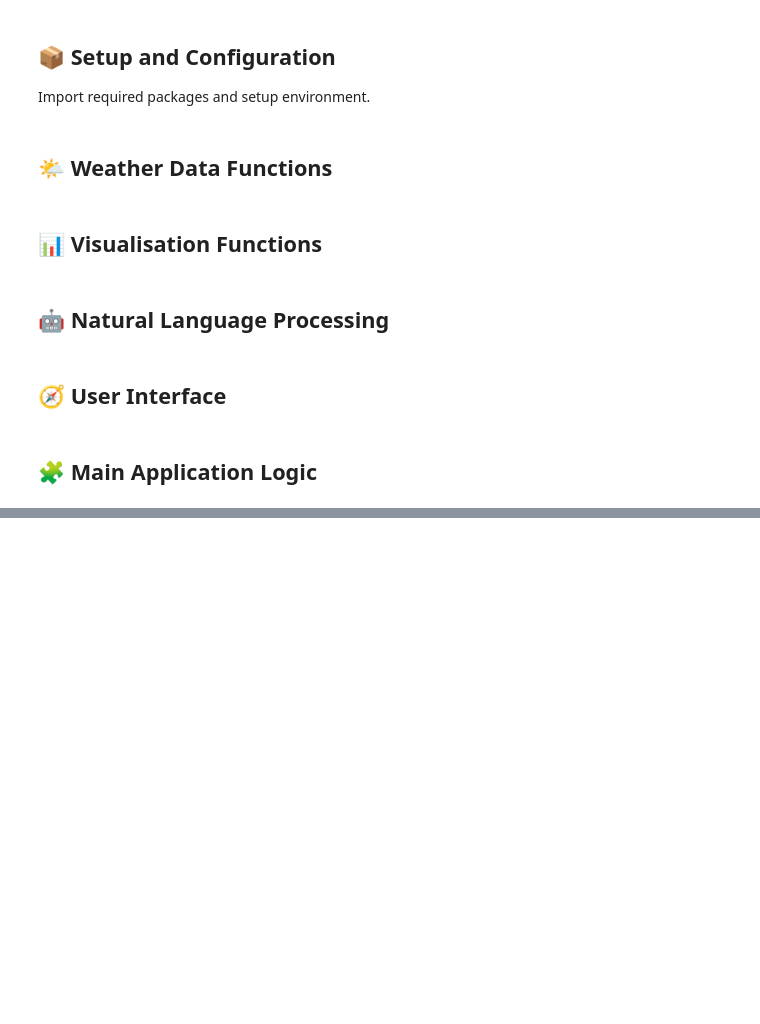
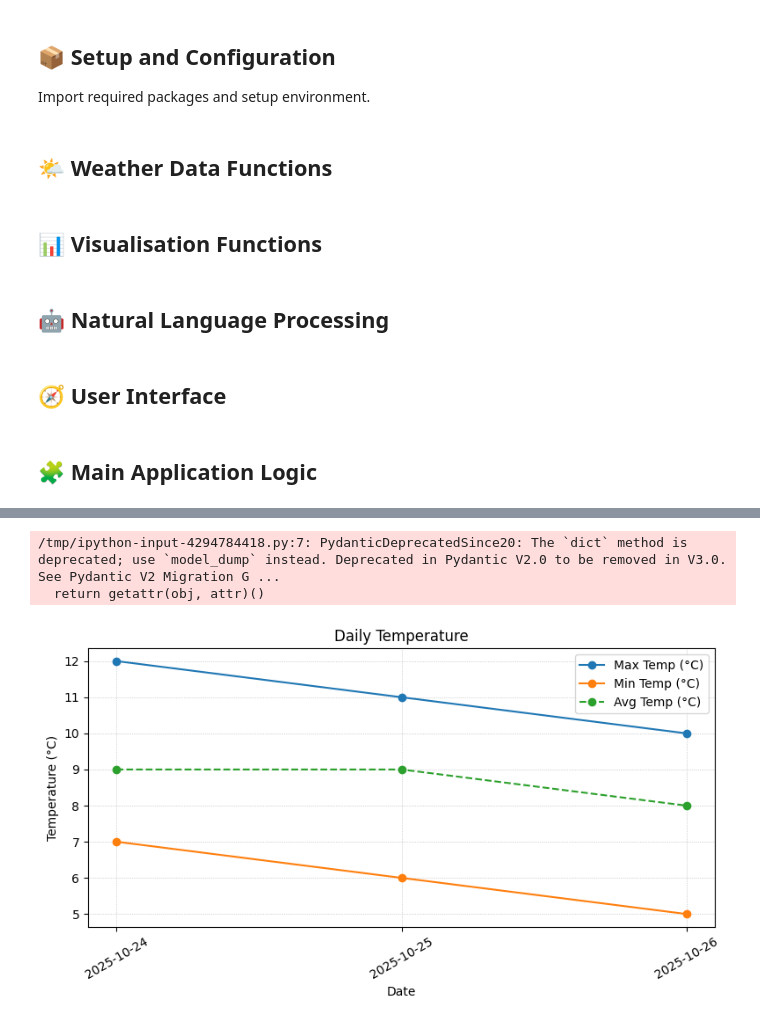
Before and after one commit to sharifabdullahtanzim-max/weatherwise, a Jupyter notebook: starter_notebook.ipynb, the cells around one changed output, grey strips where cells are left out. Drawn from its saved outputs; the diff is of its cells as text; code cells hidden in the pictures; blank space fills up the shorter version.

```diff
--- a/starter_notebook.ipynb
+++ b/starter_notebook.ipynb
@@ -1085,0 +1226,6 @@ Add markdown cells here summarising prompts used or link to AI conversations in
+# %%
+create_temperature_visualisation(get_weather_data("London", 3, "json"), "display")
+# %% [output]
+/tmp/ipython-input-4294784418.py:7: PydanticDeprecatedSince20: The `dict` method is deprecated; use `model_dump` instead. Deprecated in Pydantic V2.0 to be removed in V3.0. See Pydantic V2 Migration G ...
+  return getattr(obj, attr)()
+[figure, added]
```
Also changed, not shown: parts of 13 cells of this notebook.
